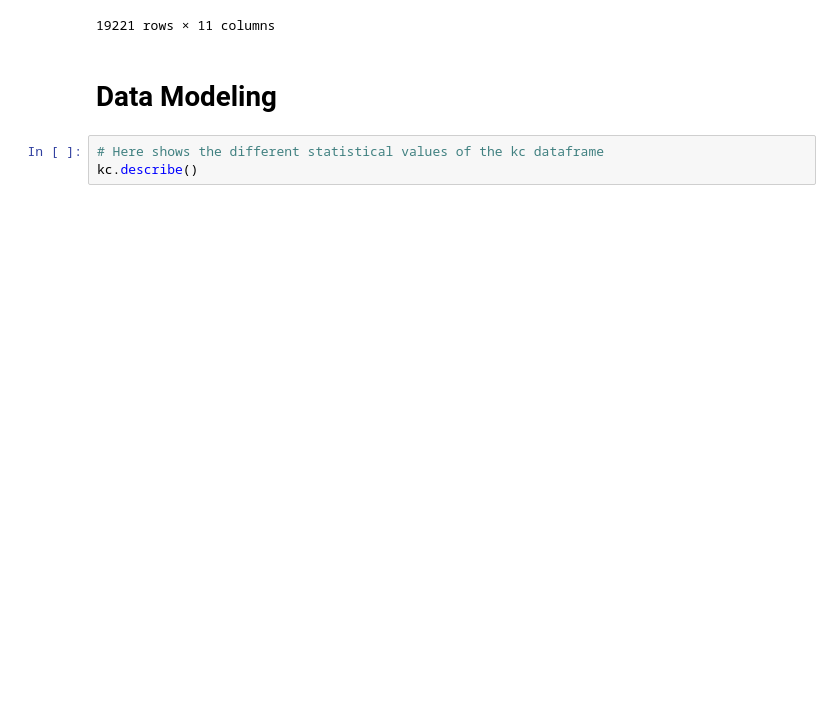
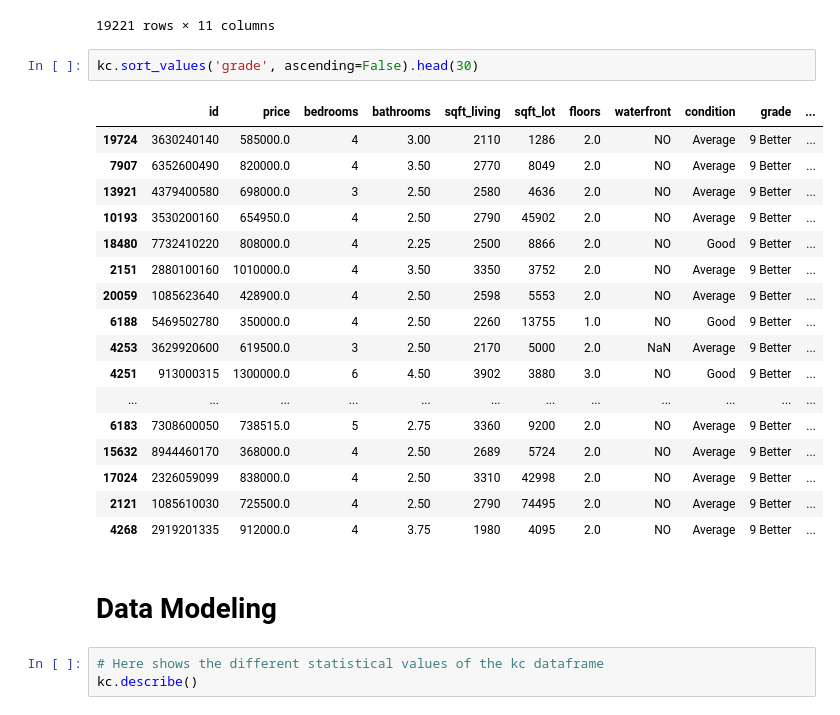
Before and after one commit to ashakeri92/dsc-phase-2-project-v2-3, a Jupyter notebook: Analysis.ipynb, the cells around one changed output. Cells and saved outputs as stored; diff of their text form; blank space fills up the shorter version.

```diff
--- a/Analysis.ipynb
+++ b/Analysis.ipynb
@@ -75,6 +75,26 @@ kc.dropna()
 | 21594 | 1523300141 | 402101.0 | 2 | 0.75 | 1020 | 1350 | 2.0 | NO | Average | 7 Average | ... |
 | 21596 | 1523300157 | 325000.0 | 2 | 0.75 | 1020 | 1076 | 2.0 | NO | Average | 7 Average | ... |
 19221 rows × 11 columns
+# %%
+kc.sort_values('grade', ascending=False).head(30)
+# %% [output]
+|  | id | price | bedrooms | bathrooms | sqft_living | sqft_lot | floors | waterfront | condition | grade | ... |
+| 19724 | 3630240140 | 585000.0 | 4 | 3.00 | 2110 | 1286 | 2.0 | NO | Average | 9 Better | ... |
+| 7907 | 6352600490 | 820000.0 | 4 | 3.50 | 2770 | 8049 | 2.0 | NO | Average | 9 Better | ... |
+| 13921 | 4379400580 | 698000.0 | 3 | 2.50 | 2580 | 4636 | 2.0 | NO | Average | 9 Better | ... |
+| 10193 | 3530200160 | 654950.0 | 4 | 2.50 | 2790 | 45902 | 2.0 | NO | Average | 9 Better | ... |
+| 18480 | 7732410220 | 808000.0 | 4 | 2.25 | 2500 | 8866 | 2.0 | NO | Good | 9 Better | ... |
+| 2151 | 2880100160 | 1010000.0 | 4 | 3.50 | 3350 | 3752 | 2.0 | NO | Average | 9 Better | ... |
+| 20059 | 1085623640 | 428900.0 | 4 | 2.50 | 2598 | 5553 | 2.0 | NO | Average | 9 Better | ... |
+| 6188 | 5469502780 | 350000.0 | 4 | 2.50 | 2260 | 13755 | 1.0 | NO | Good | 9 Better | ... |
+| 4253 | 3629920600 | 619500.0 | 3 | 2.50 | 2170 | 5000 | 2.0 | NaN | Average | 9 Better | ... |
+| 4251 | 913000315 | 1300000.0 | 6 | 4.50 | 3902 | 3880 | 3.0 | NO | Good | 9 Better | ... |
+| ... | ... | ... | ... | ... | ... | ... | ... | ... | ... | ... | ... |
+| 6183 | 7308600050 | 738515.0 | 5 | 2.75 | 3360 | 9200 | 2.0 | NO | Average | 9 Better | ... |
+| 15632 | 8944460170 | 368000.0 | 4 | 2.50 | 2689 | 5724 | 2.0 | NO | Average | 9 Better | ... |
+| 17024 | 2326059099 | 838000.0 | 4 | 2.50 | 3310 | 42998 | 2.0 | NO | Average | 9 Better | ... |
+| 2121 | 1085610030 | 725500.0 | 4 | 2.50 | 2790 | 74495 | 2.0 | NO | Average | 9 Better | ... |
+| 4268 | 2919201335 | 912000.0 | 4 | 3.75 | 1980 | 4095 | 2.0 | NO | Average | 9 Better | ... |
 # %% [markdown]
 # Data Modeling
 # %%
```
Also changed, not shown: parts of 1 cell of this notebook.
